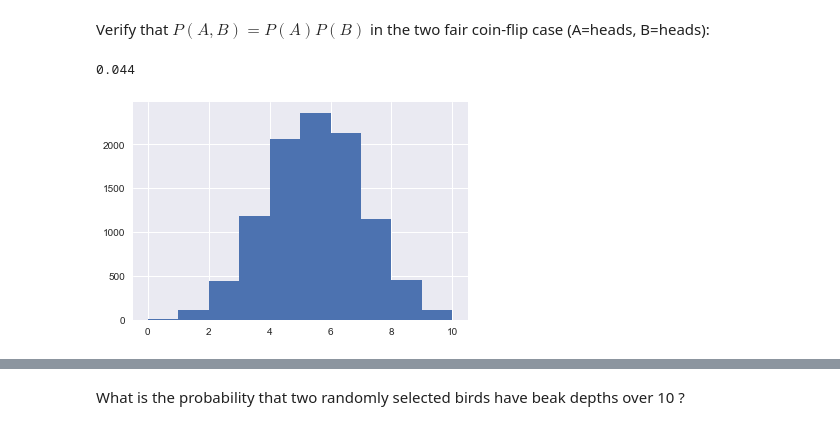
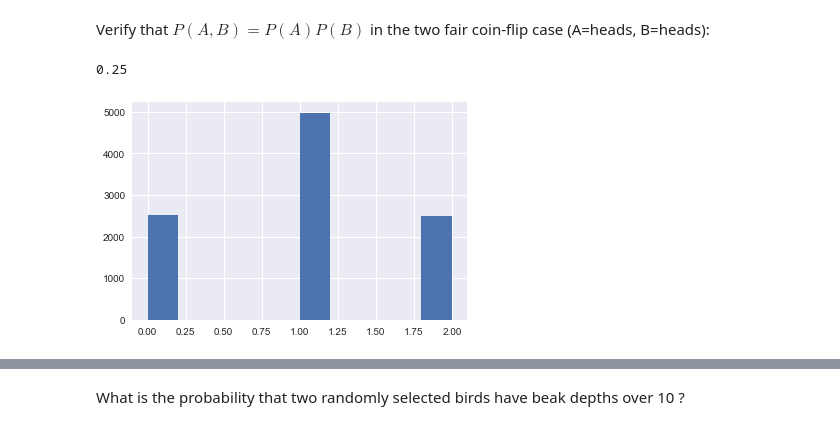
Before and after one commit to ericmjl/bayesian-stats-modelling-tutorial, a Jupyter notebook: notebooks/1.Probability_a_simulated_introduction.ipynb, the cells around one changed output, grey strips where cells are left out. Drawn from its saved outputs; the diff is of its cells as text; code cells hidden in the pictures.

```diff
--- a/notebooks/1.Probability_a_simulated_introduction.ipynb
+++ b/notebooks/1.Probability_a_simulated_introduction.ipynb
@@ -126,12 +176,12 @@ Verify that $P(A,B)=P(A)P(B)$ in the two fair coin-flip case (A=heads, B=heads):
 # %%
 # Calculate P(A,B)
 x_0 = np.random.binomial(2,0.5,10000)
-p_ab = sum(x==2)/len(x)
-plt.hist(x);
+p_ab = sum(x_0==2)/len(x_0)
+plt.hist(x_0);
 print(p_ab)
 # %% [output]
-0.044
+0.25
-[figure, old version]
+[figure, new version]
 # %%
 x_1 = np.random.binomial(1,0.5,10000)
 x_2 = np.random.binomial(1,0.5,10000)
```
Also changed, not shown: parts of 66 cells of this notebook.
